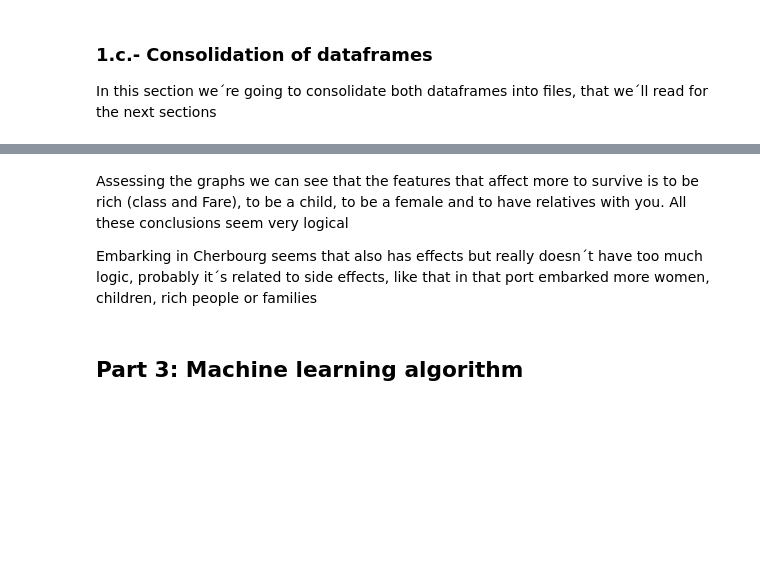
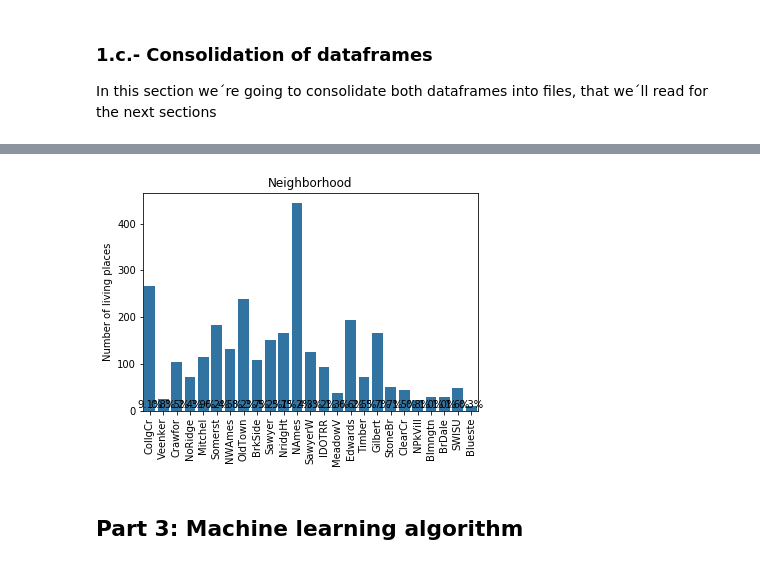
Before and after one commit to canceleiro/House-Prizes, a Jupyter notebook: House_prizes.ipynb, the cells around one changed output, grey strips where cells are left out. Cells and saved outputs as stored; diff of their text form; code cells hidden in the pictures; blank space fills up the shorter version.

```diff
--- a/House_prizes.ipynb
+++ b/House_prizes.ipynb
@@ -503,7 +429,7 @@ def graph_1(title, data, field, rot):
     base_color = sb.color_palette()[0]
     sb.countplot(data = data, x = field, color = base_color)
     plt.xlabel('')
-    plt.ylabel('Number of passengers')
+    plt.ylabel('Number of living places')
 
 
     # add annotations
@@ -637,6 +451,6 @@ graph2(objects, df, title );
-# %% [markdown]
-Assessing the graphs we can see that the features that affect more to survive is to be rich (class and Fare), to be a child, to be a female and to have relatives with you. All these conclusions seem very logical
-
-Embarking in Cherbourg seems that also has effects but really doesn´t have too much logic, probably it´s related to side effects, like that in that port embarked more women, children, rich people or families
+# %%
+graph_1('Neighborhood', df,'Neighborhood',90)
+# %% [output]
+[figure, added]
 # %% [markdown]
 ## <a class="anchor" id="MLA">Part 3: Machine learning algorithm
```
Also changed, not shown: parts of 38 cells of this notebook.
